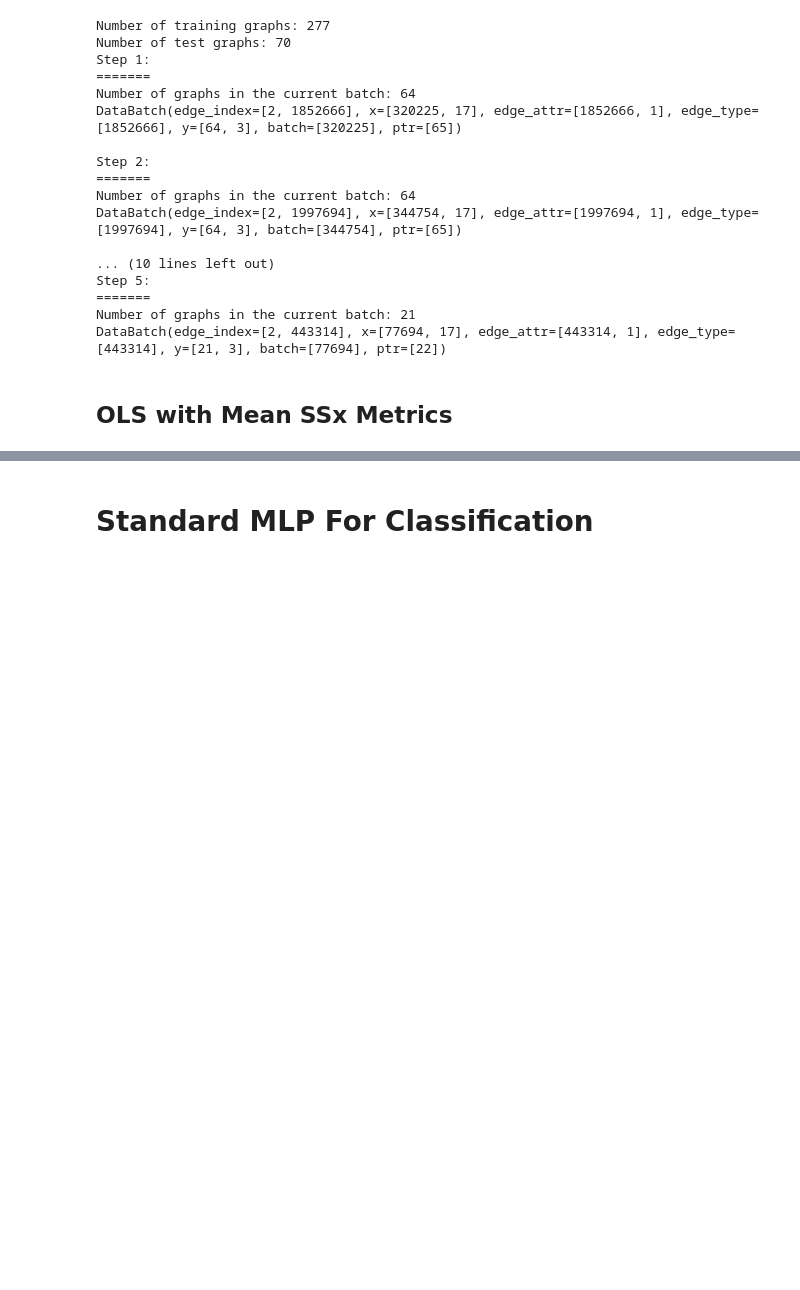
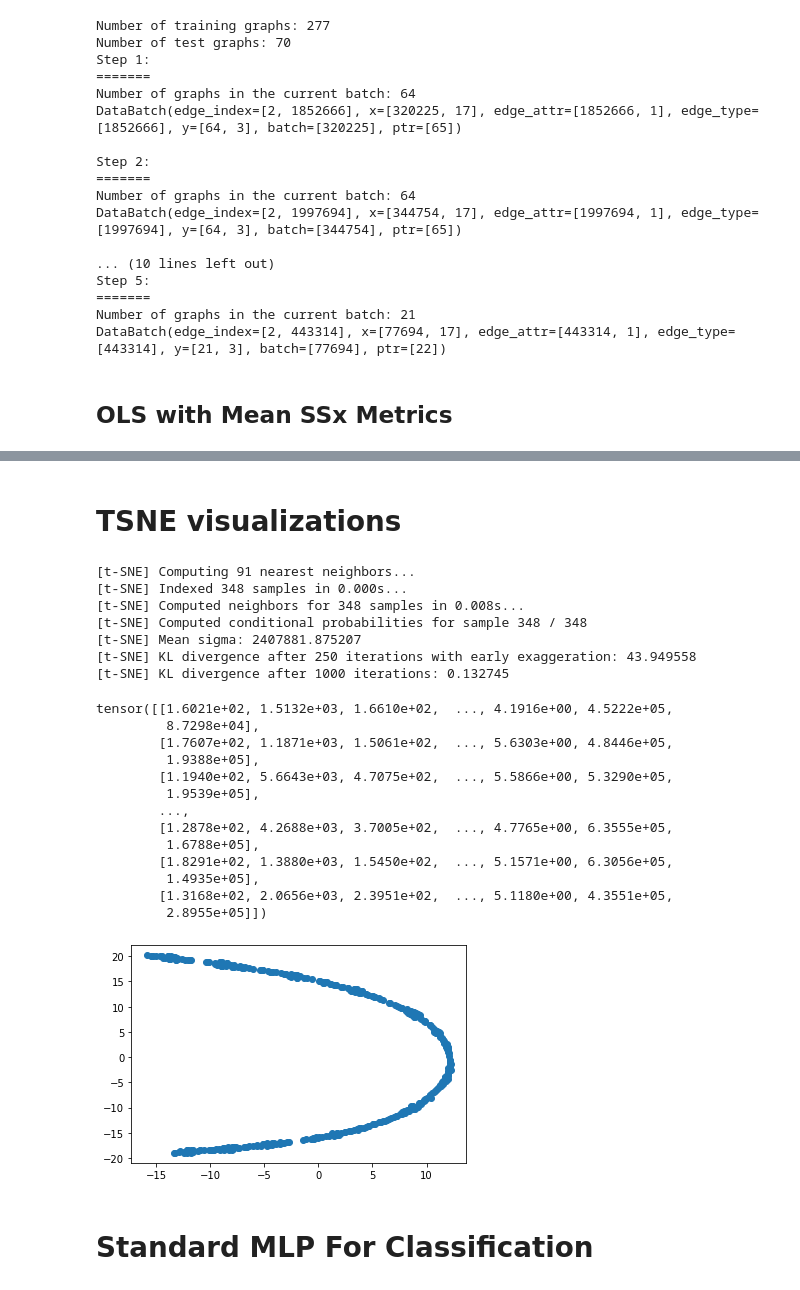
Before and after one commit to wilsoncwc/predicting-choice, a Jupyter notebook: predicting-cities.ipynb, the cells around one changed output, grey strips where cells are left out. Cells and saved outputs as stored; diff of their text form; code cells hidden in the pictures; blank space fills up the shorter version.

```diff
--- a/predicting-cities.ipynb
+++ b/predicting-cities.ipynb
@@ -81,6 +80,12 @@ rank_fields = ['choice2kmrank', 'choice10kmrank','integration10kmrank', 'integra
 log_fields = ['choice2kmlog','choice10kmlog','choice100kmlog']
 all_feature_fields = unnorm_feature_fields + rank_fields + log_fields
 
+# Post-processing features
+feats = ['metres', 'choice2km', 'nodecount2km', 'integration2km', 'choice10km',
+         'nodecount10km', 'integration10km', 'choice100km', 'nodecount100km',
+         'integration100km', 'choice2kmrank', 'choice10kmrank', 'integration10kmrank',
+         'integration2kmrank', 'choice2kmlog', 'choice10kmlog', 'choice100kmlog', 'x', 'y']
+
 # dictionary caches - RELOADING THIS CELL DELETES GRAPH CACHES
 loaded_gdfs = {}
 loaded_graphs={}
@@ -442,3 +562,47 @@ pd.DataFrame({ 'features': feature_fields, 'coefficients': reg.coef_ })
+# %% [markdown]
+# TSNE visualizations
+# %%
+# Original features
+from sklearn.manifold import TSNE
+
+def tsne(dataset, include_feats):
+    feat_idx = torch.tensor([feats.index(feat) for feat in include_feats])
+    features = [torch.index_select(data.x, 1, feat_idx) for data in dataset]
+
+    avg_feats = [torch.mean(feats, dim=0) for feats in features]
+    avg_feats = torch.stack(avg_feats)
+    tsne = TSNE(learning_rate='auto', verbose=1).fit_transform(avg_feats)
+
+    plt.scatter(tsne[:, 0], tsne[:, 1])
+    return avg_feats
+
+include_feats = rank_fields # CHANGE THIS
+dataset = torch.load('datasets/ssx_dataset.pt')
+tsne(dataset, feats)
+
+# Embedded features
+# %% [output]
+[t-SNE] Computing 91 nearest neighbors...
+[t-SNE] Indexed 348 samples in 0.000s...
+[t-SNE] Computed neighbors for 348 samples in 0.008s...
+[t-SNE] Computed conditional probabilities for sample 348 / 348
+[t-SNE] Mean sigma: 2407881.875207
+[t-SNE] KL divergence after 250 iterations with early exaggeration: 43.949558
+[t-SNE] KL divergence after 1000 iterations: 0.132745
+tensor([[1.6021e+02, 1.5132e+03, 1.6610e+02,  ..., 4.1916e+00, 4.5222e+05,
+         8.7298e+04],
+        [1.7607e+02, 1.1871e+03, 1.5061e+02,  ..., 5.6303e+00, 4.8446e+05,
+         1.9388e+05],
+        [1.1940e+02, 5.6643e+03, 4.7075e+02,  ..., 5.5866e+00, 5.3290e+05,
+         1.9539e+05],
+        ...,
+        [1.2878e+02, 4.2688e+03, 3.7005e+02,  ..., 4.7765e+00, 6.3555e+05,
+         1.6788e+05],
+        [1.8291e+02, 1.3880e+03, 1.5450e+02,  ..., 5.1571e+00, 6.3056e+05,
+         1.4935e+05],
+        [1.3168e+02, 2.0656e+03, 2.3951e+02,  ..., 5.1180e+00, 4.3551e+05,
+         2.8955e+05]])
+[figure, added]
 # %% [markdown]
 # Standard MLP For Classification
 # %% [markdown]
```
Also changed, not shown: parts of 6 cells of this notebook, 5 other files.
